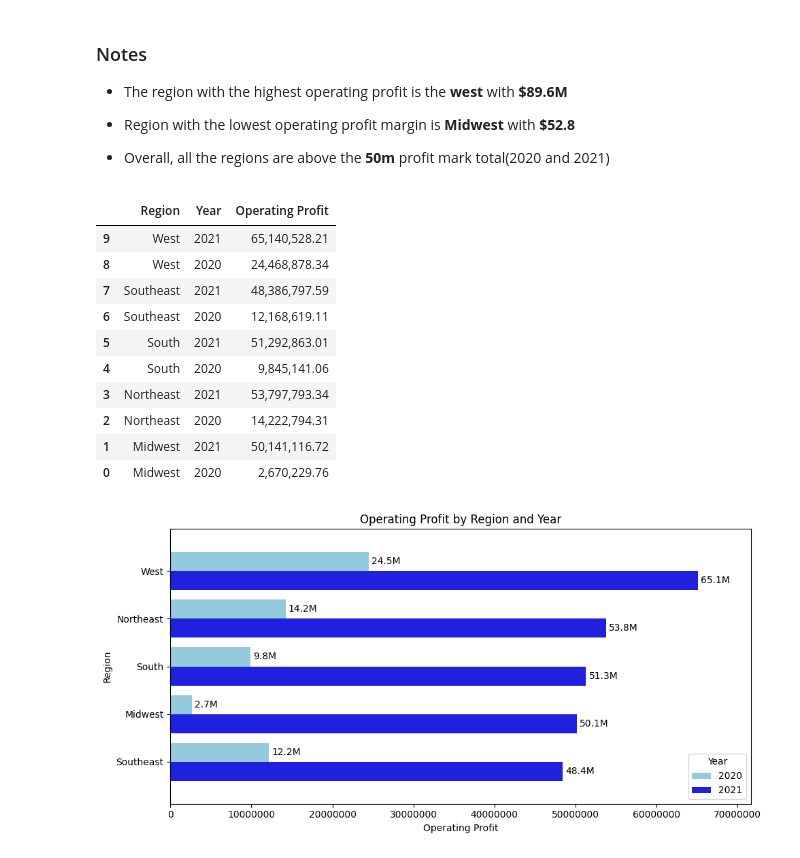
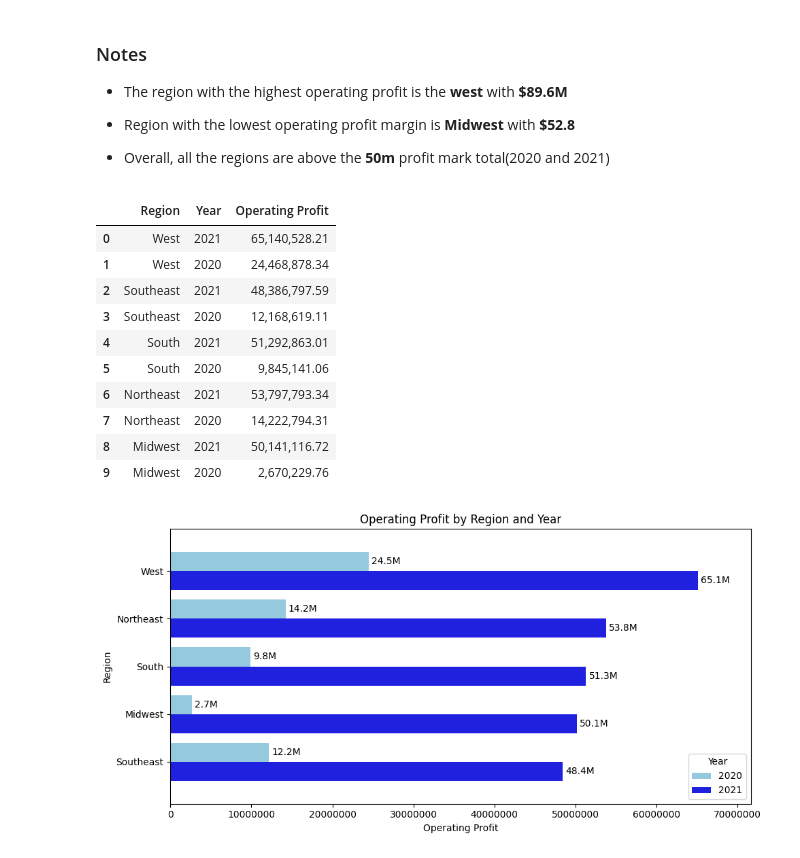
Before and after one commit to murithidenisgitobu/Adidas-Sales-Analysis-Across-the-US, a Jupyter notebook: Jupyter Notebook/adidas_notebook.ipynb, the cells around one changed output. Cells and saved outputs as stored; diff of their text form; code cells hidden in the pictures.

```diff
--- a/Jupyter Notebook/adidas_notebook.ipynb
+++ b/Jupyter Notebook/adidas_notebook.ipynb
@@ -399,25 +399,26 @@ plt.show()
 # %%
 # Calculate operating profit by year and Region
 region_profit = (
     data.groupby(["Region", "Year"])["Operating Profit"]
     .sum()
     .reset_index()
     .sort_values(by=["Region", "Year", "Operating Profit"], ascending=[False, False, True])
+    .reset_index(drop=True)
 )
 
 region_profit.style.format({"Operating Profit": "{:,.2f}"})
 # %% [output]
 |  | Region | Year | Operating Profit |
-| 9 | West | 2021 | 65,140,528.21 |
-| 8 | West | 2020 | 24,468,878.34 |
-| 7 | Southeast | 2021 | 48,386,797.59 |
-| 6 | Southeast | 2020 | 12,168,619.11 |
-| 5 | South | 2021 | 51,292,863.01 |
-| 4 | South | 2020 | 9,845,141.06 |
-| 3 | Northeast | 2021 | 53,797,793.34 |
-| 2 | Northeast | 2020 | 14,222,794.31 |
-| 1 | Midwest | 2021 | 50,141,116.72 |
-| 0 | Midwest | 2020 | 2,670,229.76 |
+| 0 | West | 2021 | 65,140,528.21 |
+| 1 | West | 2020 | 24,468,878.34 |
+| 2 | Southeast | 2021 | 48,386,797.59 |
+| 3 | Southeast | 2020 | 12,168,619.11 |
+| 4 | South | 2021 | 51,292,863.01 |
+| 5 | South | 2020 | 9,845,141.06 |
+| 6 | Northeast | 2021 | 53,797,793.34 |
+| 7 | Northeast | 2020 | 14,222,794.31 |
+| 8 | Midwest | 2021 | 50,141,116.72 |
+| 9 | Midwest | 2020 | 2,670,229.76 |
 # %%
 # Sort regions by 2021 operating profit for clearer order in the chart
 order_2021 = (
```
Also changed, not shown: parts of 8 cells of this notebook.
